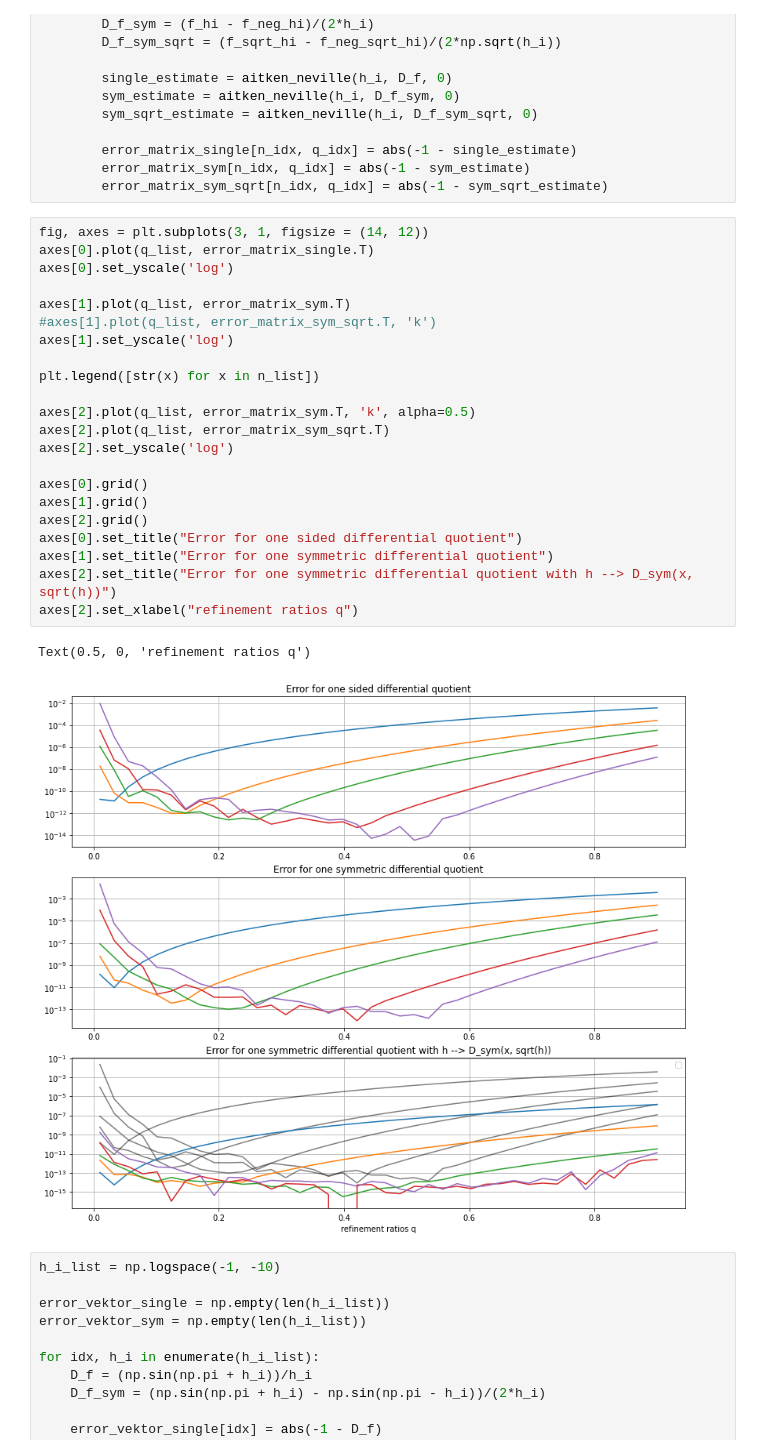
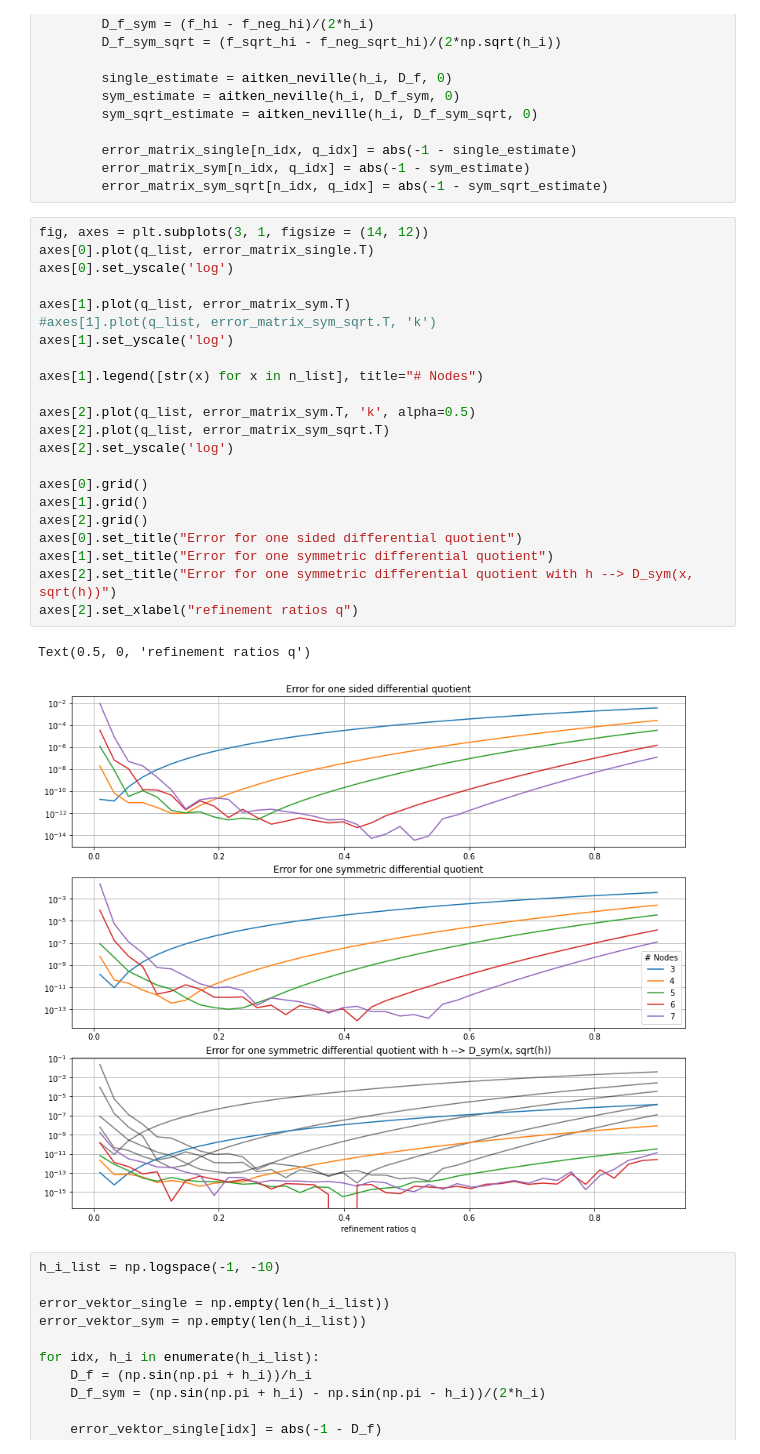
Before and after one commit to MarkFloatingInSpace/Numerical_Computing, a Jupyter notebook: Exercises/Ex1/Bsp4.ipynb, the cells around one changed output. Saved outputs shown, nothing was run; the diff lists cells and outputs as text.

```diff
--- a/Exercises/Ex1/Bsp4.ipynb
+++ b/Exercises/Ex1/Bsp4.ipynb
@@ -58,28 +58,28 @@ for n_idx, n in enumerate(n_list):
 # %%
 fig, axes = plt.subplots(3, 1, figsize = (14, 12))
 axes[0].plot(q_list, error_matrix_single.T)
 axes[0].set_yscale('log')
 
 axes[1].plot(q_list, error_matrix_sym.T)
 #axes[1].plot(q_list, error_matrix_sym_sqrt.T, 'k')
 axes[1].set_yscale('log')
 
-plt.legend([str(x) for x in n_list])
+axes[1].legend([str(x) for x in n_list], title="# Nodes")
 
 axes[2].plot(q_list, error_matrix_sym.T, 'k', alpha=0.5)
 axes[2].plot(q_list, error_matrix_sym_sqrt.T)
 axes[2].set_yscale('log')
 
 axes[0].grid()
 axes[1].grid()
 axes[2].grid()
 axes[0].set_title("Error for one sided differential quotient")
 axes[1].set_title("Error for one symmetric differential quotient")
 axes[2].set_title("Error for one symmetric differential quotient with h --> D_sym(x, sqrt(h))")
 axes[2].set_xlabel("refinement ratios q")
 # %% [output]
 Text(0.5, 0, 'refinement ratios q')
-[figure, old version]
+[figure, new version]
 # %%
 h_i_list = np.logspace(-1, -10)
 
```
Also changed, not shown: 1 other file.
